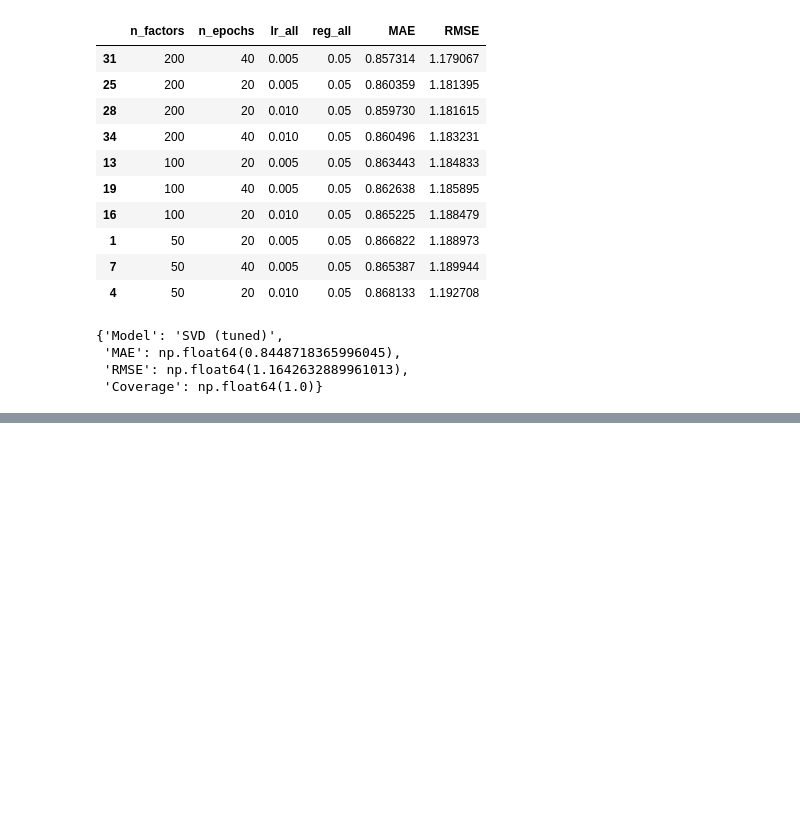
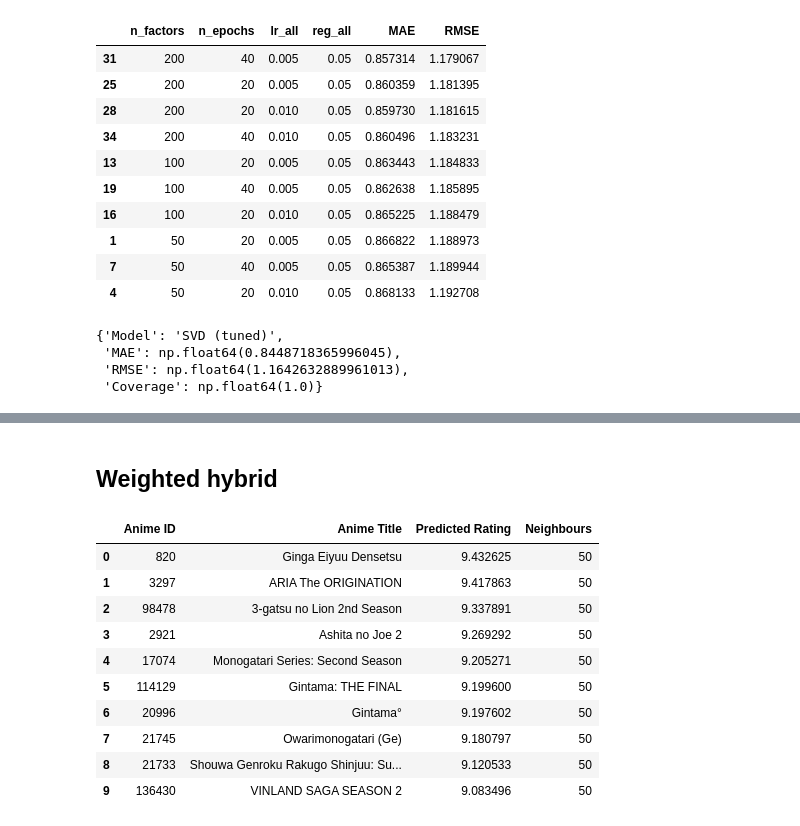
Before and after one commit to DhLYa/content_recommender, a Jupyter notebook: anime_recommender.ipynb, the cells around one changed output, grey strips where cells are left out. Cells and saved outputs as stored; diff of their text form; code cells hidden in the pictures; blank space fills up the shorter version.

```diff
--- a/anime_recommender.ipynb
+++ b/anime_recommender.ipynb
@@ -849,0 +717,4 @@ Best k: 20
+# %%
+cb_tuning, best_cb_k = tune_k(lambda users, items, k: predict_content_knn(base_tune, item_sim, users, items, k), [5, 10, 20, 30, 50])
+print(f"Best k: {best_cb_k}")
+cb_tuning
@@ -1169,0 +912,39 @@ results_df.round(4)
+# %%
+def svd_recommender(model):
+    """
+    predict(users, items) for recommend() from a Surprise SVD model: global mean + user and item biases
+    + factor dot product, clipped like Surprise does. recommend() passes a single user.
+    """
+    ts = model.trainset
+    item_inner = np.array([ts.to_inner_iid(a) if ts.knows_item(a) else -1 for a in anime_index])
+
+    def predict(users, items):
+        raw_id = user_index[users[0]]
+        inner = item_inner[items]
+        known = inner >= 0
+        scores = np.full(len(items), ts.global_mean)
+        scores[known] += model.bi[inner[known]]
+        if ts.knows_user(raw_id):
+            u = ts.to_inner_uid(raw_id)
+            scores[known] += model.bu[u] + model.qi[inner[known]] @ model.pu[u]
+        return np.clip(scores, RATING_MIN, RATING_MAX)
+    return predict
+
+
+# kNN models: baseline and user similarities from every rating
+base_full = fit_baseline(R_full)
+sim_full = user_similarity_matrix(base_full.residuals)
+
+# SVD: the configuration chosen on the validation split, retrained on every rating
+final_svd = SVD(random_state=RANDOM_STATE, **best_svd_params)
+final_svd.fit(to_trainset(ratings))
+
+recommenders = {
+    f"User-based CF (k={best_cf_k})": lambda users, items: predict_user_knn(base_full, sim_full, users, items, k=best_cf_k),
+    f"Content-based (k={best_cb_k})": lambda users, items: predict_content_knn(base_full, item_sim, users, items, k=best_cb_k),
+    f"Hybrid (CF weight={best_weight})": lambda users, items: predict_hybrid(
+        base_full, sim_full, item_sim, users, items, cf_weight=best_weight, k_cf=best_cf_k, k_cb=best_cb_k),
+    "SVD (tuned)": svd_recommender(final_svd),
+}
+recommendations = {model: recommend(EXAMPLE_USER, R_full, predict) for model, predict in recommenders.items()}
+print(f"Recommendations for {EXAMPLE_USER}, who has rated {int((~np.isnan(R_full[user_index.get_loc(EXAMPLE_USER)])).sum())} anime")
@@ -1169,0 +985,16 @@ results_df.round(4)
+# %% [markdown]
+## Weighted hybrid
+# %%
+recommendations[f"Hybrid (CF weight={best_weight})"]
+# %% [output]
+|  | Anime ID | Anime Title | Predicted Rating | Neighbours |
+| 0 | 820 | Ginga Eiyuu Densetsu | 9.432625 | 50 |
+| 1 | 3297 | ARIA The ORIGINATION | 9.417863 | 50 |
+| 2 | 98478 | 3-gatsu no Lion 2nd Season | 9.337891 | 50 |
+| 3 | 2921 | Ashita no Joe 2 | 9.269292 | 50 |
+| 4 | 17074 | Monogatari Series: Second Season | 9.205271 | 50 |
+| 5 | 114129 | Gintama: THE FINAL | 9.199600 | 50 |
+| 6 | 20996 | Gintama° | 9.197602 | 50 |
+| 7 | 21745 | Owarimonogatari (Ge) | 9.180797 | 50 |
+| 8 | 21733 | Shouwa Genroku Rakugo Shinjuu: Su... | 9.120533 | 50 |
+| 9 | 136430 | VINLAND SAGA SEASON 2 | 9.083496 | 50 |
```
Also changed, not shown: parts of 63 cells of this notebook.
